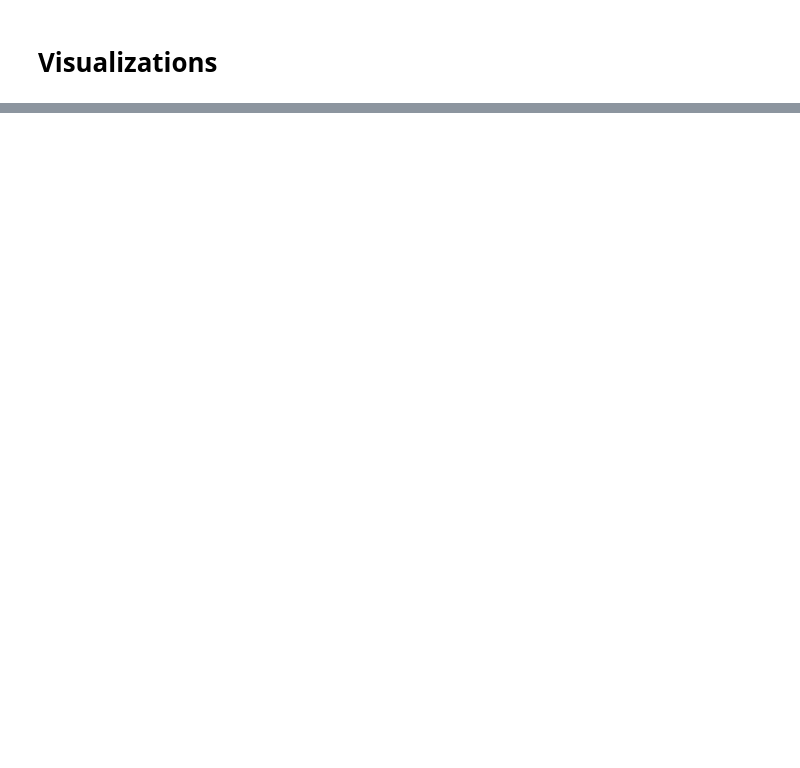
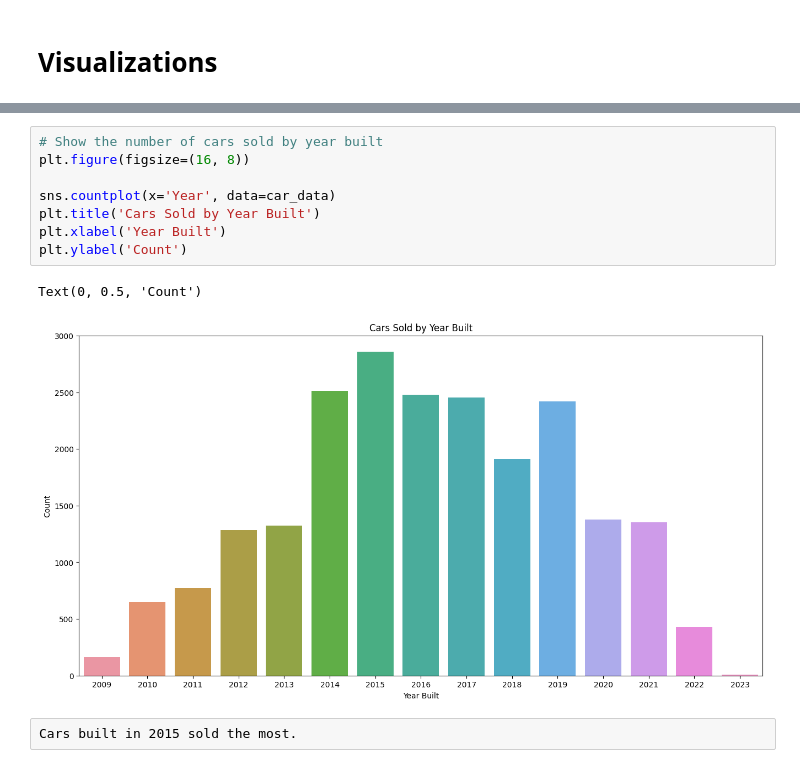
Before and after one commit to dylanjones248/Data-Science-Portfolio, a Jupyter notebook: Carvana Price Predictor.ipynb, the cells around one changed output, grey strips where cells are left out. Saved outputs shown, nothing was run; the diff lists cells and outputs as text; blank space fills up the shorter version.

```diff
--- a/Carvana Price Predictor.ipynb
+++ b/Carvana Price Predictor.ipynb
@@ -262,0 +259,13 @@ Once again, there is a moderate negative correlation between mileage and price,
+# %%
+# Show the number of cars sold by year built
+plt.figure(figsize=(16, 8))
+
+sns.countplot(x='Year', data=car_data)
+plt.title('Cars Sold by Year Built')
+plt.xlabel('Year Built')
+plt.ylabel('Count')
+# %% [output]
+Text(0, 0.5, 'Count')
+[figure, added]
+# %% [raw]
+Cars built in 2015 sold the most.
```
Also changed, not shown: parts of 90 cells of this notebook.
